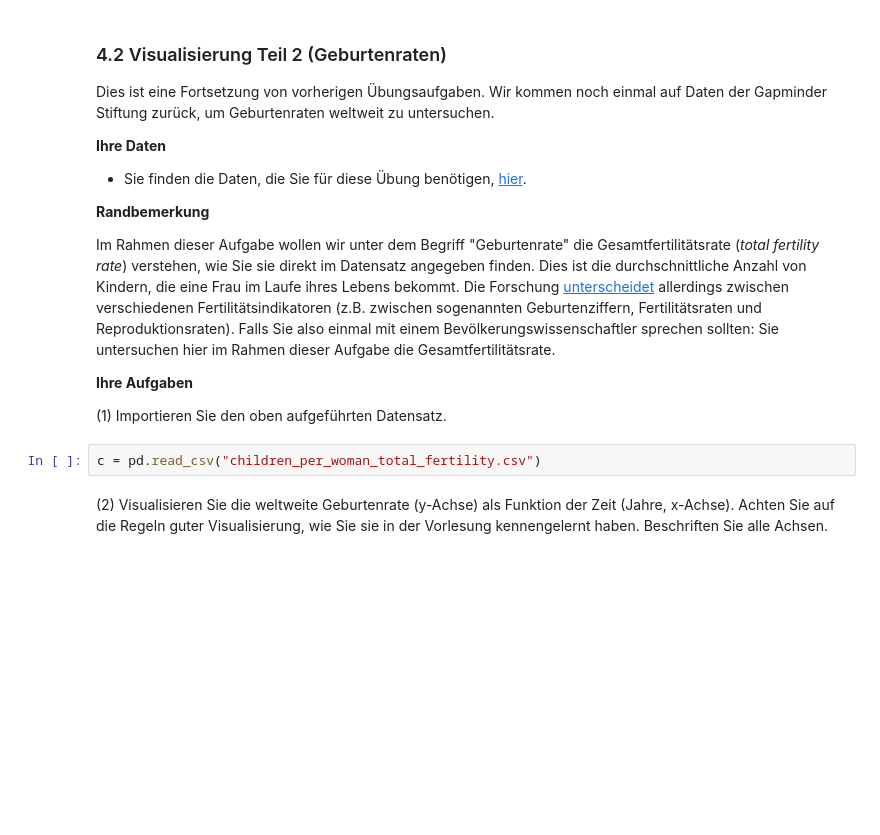
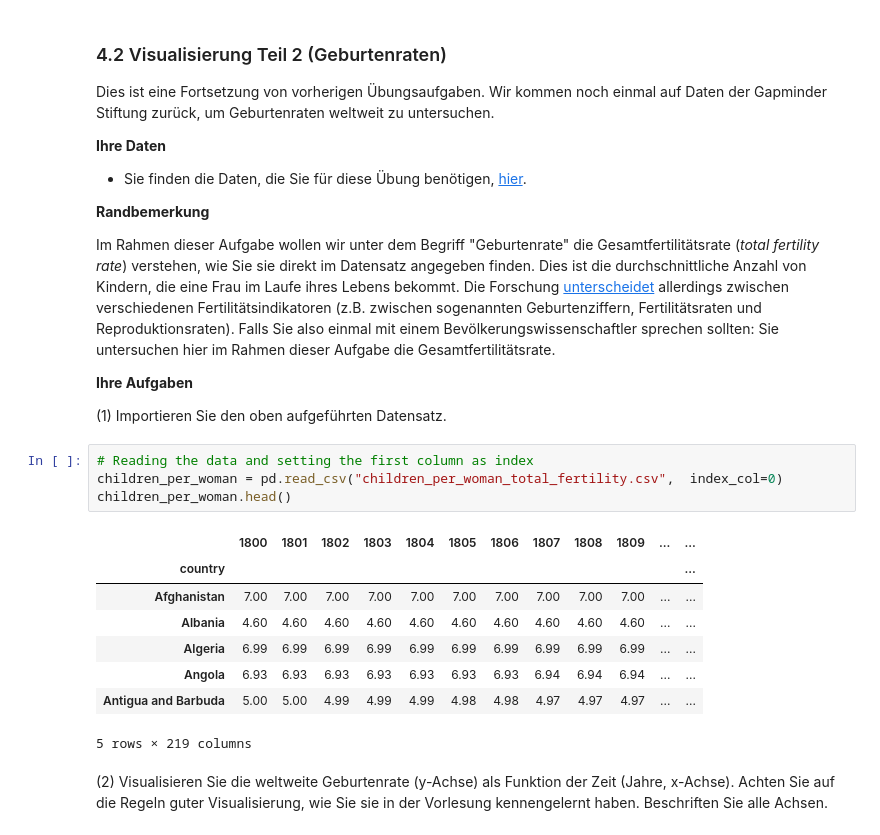
Before and after one commit to cortex359/ds.ss24, a Jupyter notebook: marine_u04/TSRI-4.ipynb, the cells around one changed output. Saved outputs shown, nothing was run; the diff lists cells and outputs as text; blank space fills up the shorter version.

```diff
--- a/marine_u04/TSRI-4.ipynb
+++ b/marine_u04/TSRI-4.ipynb
@@ -113,7 +113,18 @@ Im Rahmen dieser Aufgabe wollen wir unter dem Begriff "Geburtenrate" die Gesamtf
 **Ihre Aufgaben**
 
 (1) Importieren Sie den oben aufgeführten Datensatz.
-# %%
-c = pd.read_csv("children_per_woman_total_fertility.csv")
+# %%
+# Reading the data and setting the first column as index
+children_per_woman = pd.read_csv("children_per_woman_total_fertility.csv",  index_col=0)
+children_per_woman.head()
+# %% [output]
+|  | 1800 | 1801 | 1802 | 1803 | 1804 | 1805 | 1806 | 1807 | 1808 | 1809 | ... | ... |
+| country |  |  |  |  |  |  |  |  |  |  |  | ... |
+| Afghanistan | 7.00 | 7.00 | 7.00 | 7.00 | 7.00 | 7.00 | 7.00 | 7.00 | 7.00 | 7.00 | ... | ... |
+| Albania | 4.60 | 4.60 | 4.60 | 4.60 | 4.60 | 4.60 | 4.60 | 4.60 | 4.60 | 4.60 | ... | ... |
+| Algeria | 6.99 | 6.99 | 6.99 | 6.99 | 6.99 | 6.99 | 6.99 | 6.99 | 6.99 | 6.99 | ... | ... |
+| Angola | 6.93 | 6.93 | 6.93 | 6.93 | 6.93 | 6.93 | 6.93 | 6.94 | 6.94 | 6.94 | ... | ... |
+| Antigua and Barbuda | 5.00 | 5.00 | 4.99 | 4.99 | 4.99 | 4.98 | 4.98 | 4.97 | 4.97 | 4.97 | ... | ... |
+5 rows × 219 columns
 # %% [markdown]
 (2) Visualisieren Sie die weltweite Geburtenrate (y-Achse) als Funktion der Zeit (Jahre, x-Achse). Achten Sie auf die Regeln guter Visualisierung, wie Sie sie in der Vorlesung kennengelernt haben. Beschriften Sie alle Achsen.
```
Also changed, not shown: parts of 11 cells of this notebook, 1 other file.
